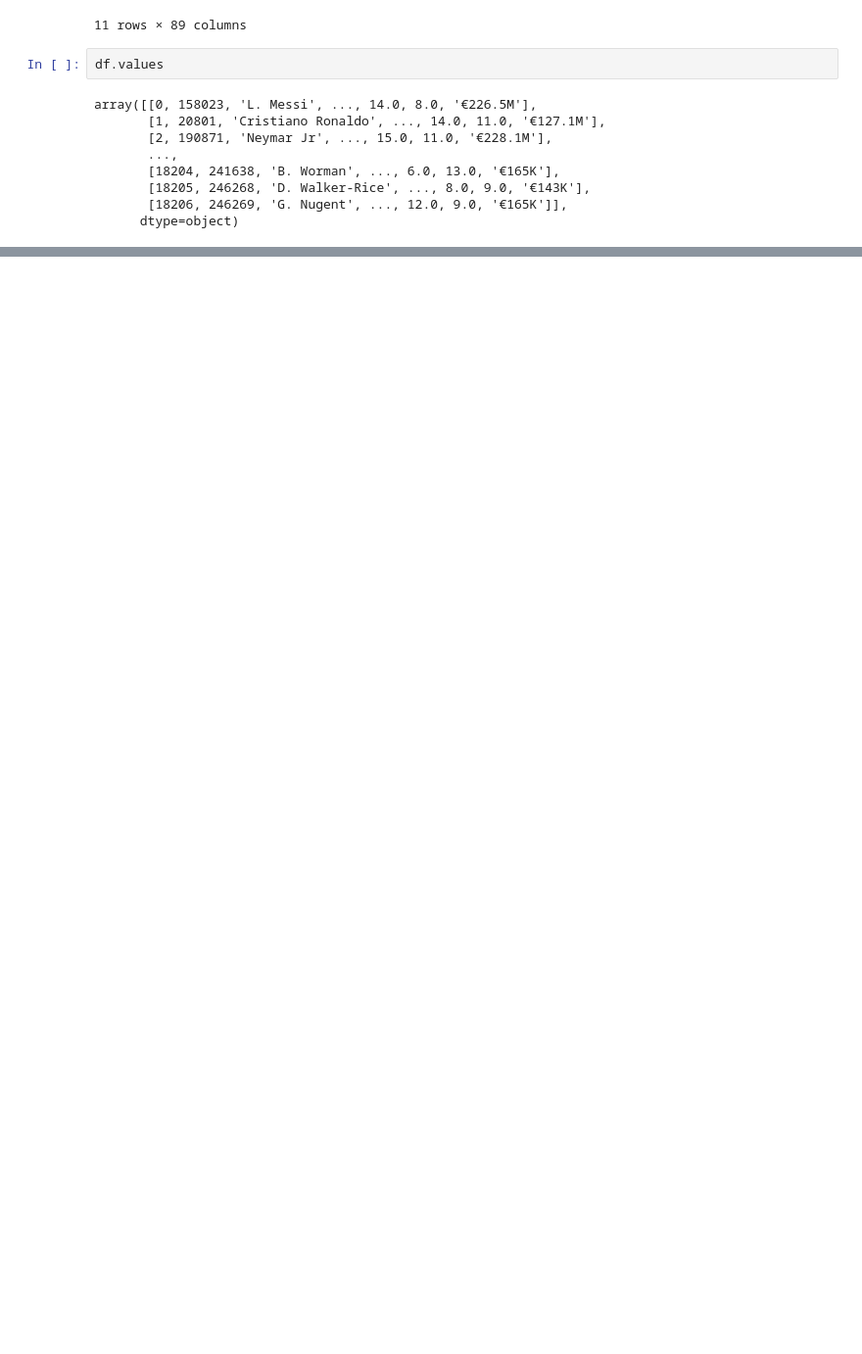
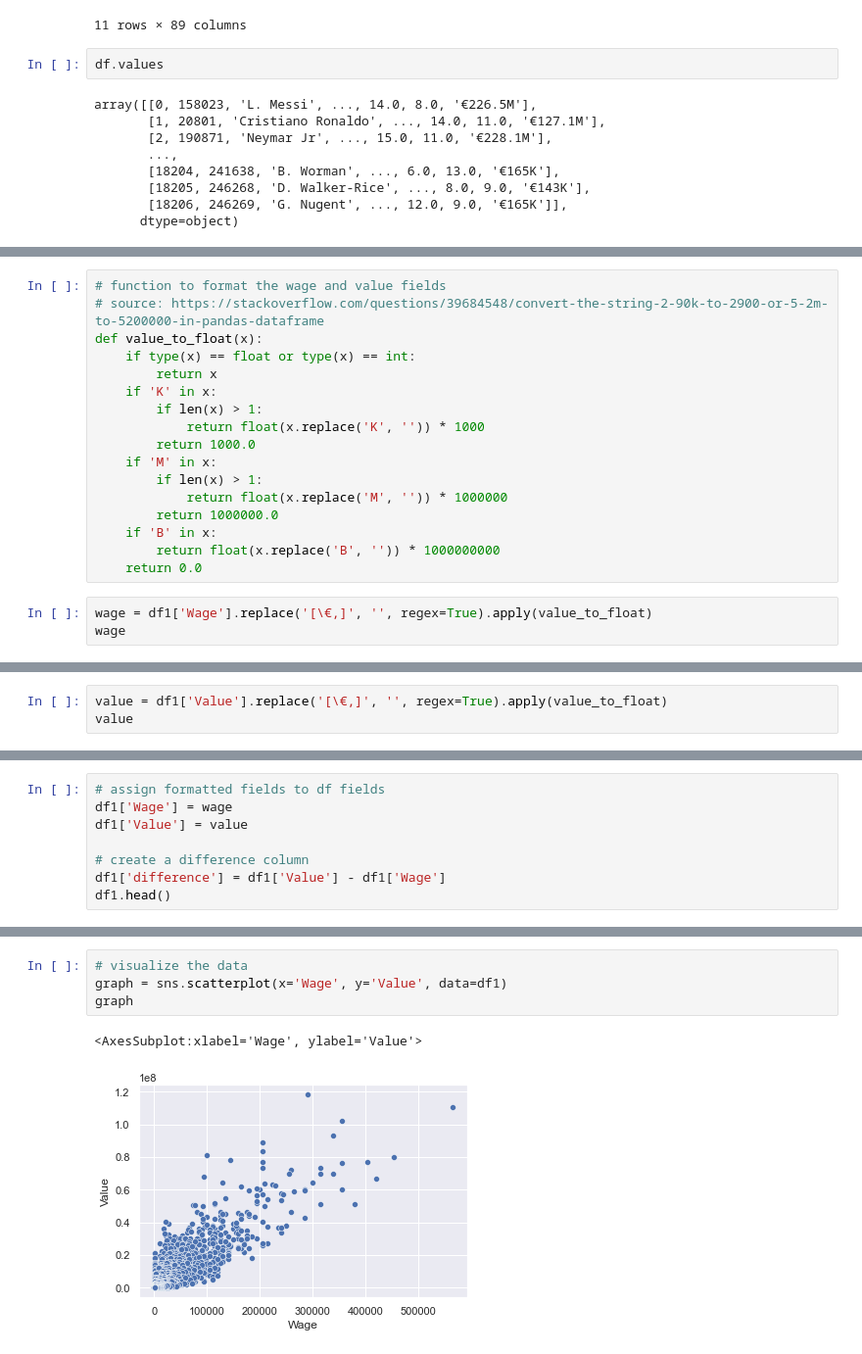
Before and after one commit to 2xtourbillon/fifa, a Jupyter notebook: Soccer.ipynb, the cells around one changed output, grey strips where cells are left out. Shown: that part at 98% size. Drawn from its saved outputs; the diff is of its cells as text; blank space fills up the shorter version.

```diff
--- a/Soccer.ipynb
+++ b/Soccer.ipynb
@@ -45,0 +72,20 @@ array([[0, 158023, 'L. Messi', ..., 14.0, 8.0, '€226.5M'],
+# %%
+# function to format the wage and value fields
+# source: https://stackoverflow.com/questions/39684548/convert-the-string-2-90k-to-2900-or-5-2m-to-5200000-in-pandas-dataframe
+def value_to_float(x):
+    if type(x) == float or type(x) == int:
+        return x
+    if 'K' in x:
+        if len(x) > 1:
+            return float(x.replace('K', '')) * 1000
+        return 1000.0
+    if 'M' in x:
+        if len(x) > 1:
+            return float(x.replace('M', '')) * 1000000
+        return 1000000.0
+    if 'B' in x:
+        return float(x.replace('B', '')) * 1000000000
+    return 0.0
+# %%
+wage = df1['Wage'].replace('[\€,]', '', regex=True).apply(value_to_float)
+wage
@@ -45,0 +105,3 @@ array([[0, 158023, 'L. Messi', ..., 14.0, 8.0, '€226.5M'],
+# %%
+value = df1['Value'].replace('[\€,]', '', regex=True).apply(value_to_float)
+value
@@ -45,0 +121,8 @@ array([[0, 158023, 'L. Messi', ..., 14.0, 8.0, '€226.5M'],
+# %%
+# assign formatted fields to df fields
+df1['Wage'] = wage
+df1['Value'] = value
+
+# create a difference column
+df1['difference'] = df1['Value'] - df1['Wage']
+df1.head()
@@ -45,0 +153,7 @@ array([[0, 158023, 'L. Messi', ..., 14.0, 8.0, '€226.5M'],
+# %%
+# visualize the data
+graph = sns.scatterplot(x='Wage', y='Value', data=df1)
+graph
+# %% [output]
+<AxesSubplot:xlabel='Wage', ylabel='Value'>
+[figure, added]
```
Also changed, not shown: parts of 9 cells of this notebook.
